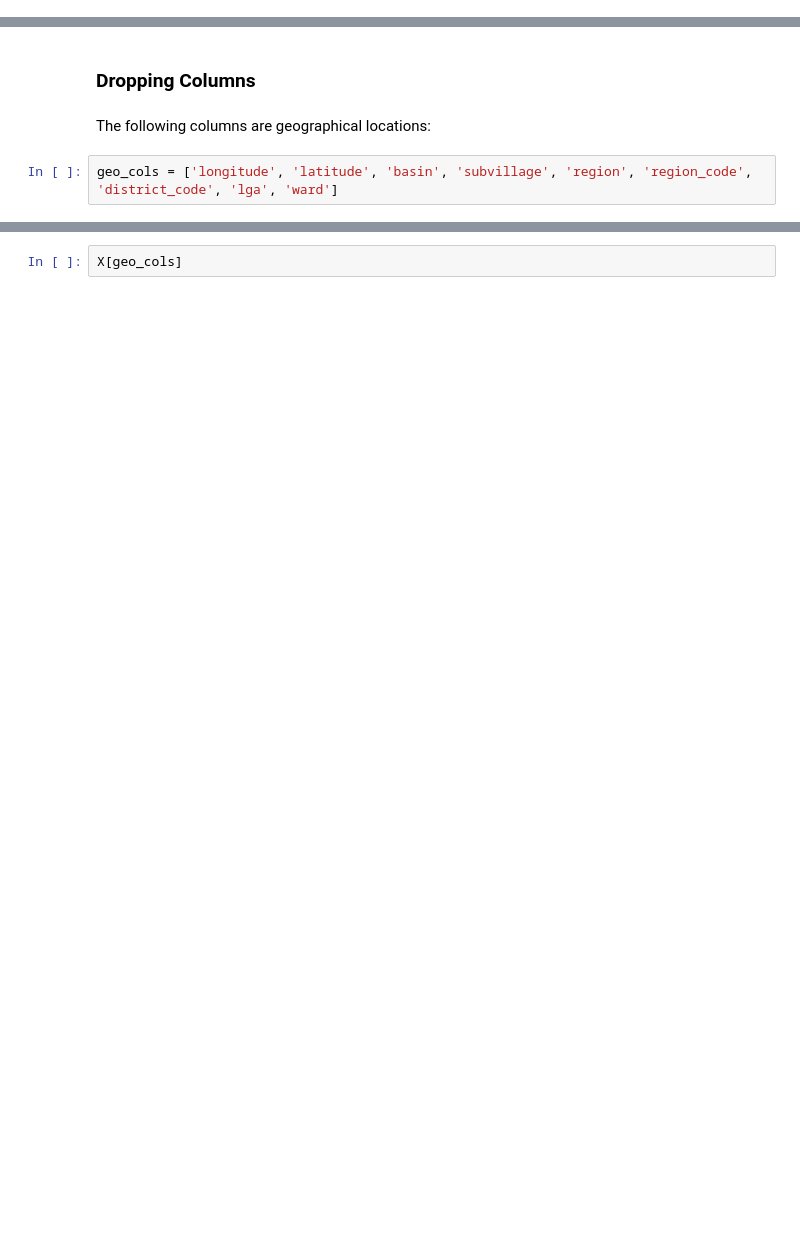
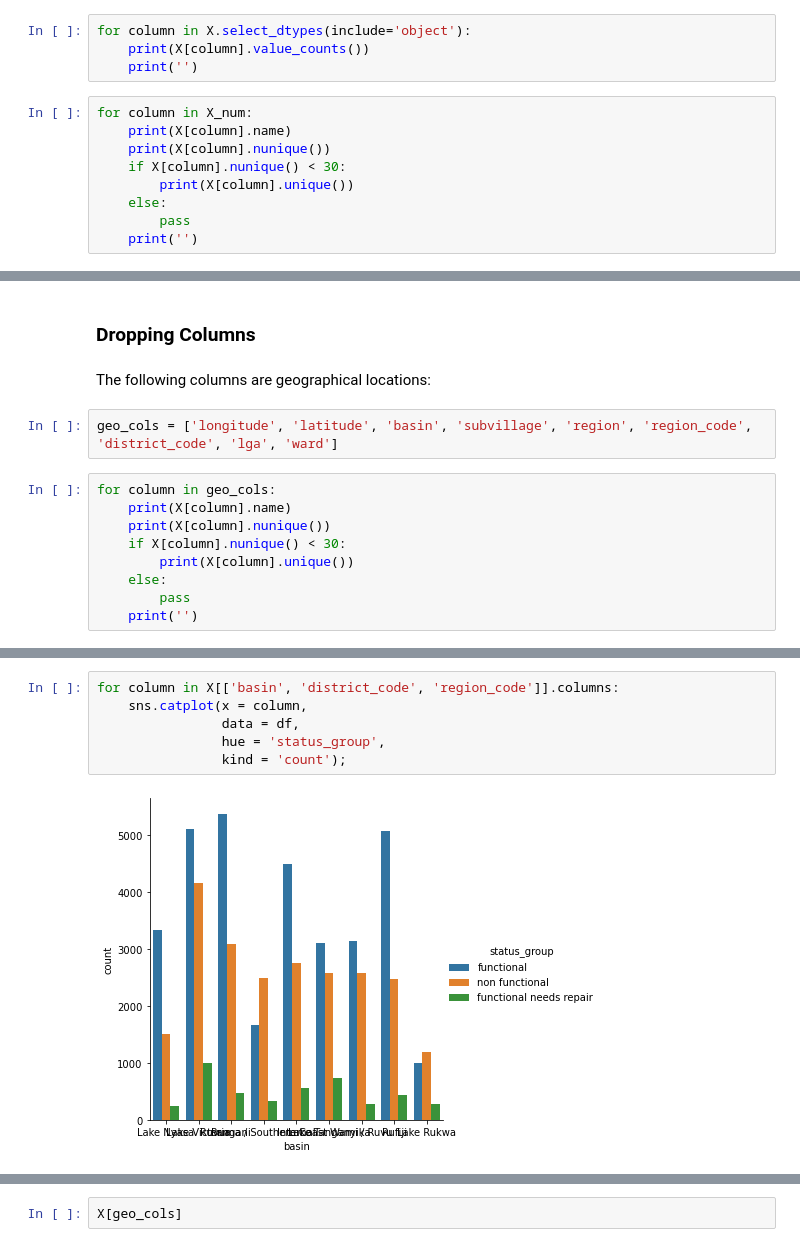
Before and after one commit to UpGoerFive/Tanzania-Well-Project, a Jupyter notebook: EDA.ipynb, the cells around one changed output, grey strips where cells are left out. Drawn from its saved outputs; the diff is of its cells as text; blank space fills up the shorter version.

```diff
--- a/EDA.ipynb
+++ b/EDA.ipynb
@@ -101,3 +101,16 @@ display(X.describe())
 # %%
 X_num = X.select_dtypes(exclude='object')
 X_num = X_num.drop(['id'], axis=1)
+# %%
+for column in X.select_dtypes(include='object'):
+    print(X[column].value_counts())
+    print('')
+# %%
+for column in X_num:
+    print(X[column].name)
+    print(X[column].nunique())
+    if X[column].nunique() < 30:
+        print(X[column].unique())
+    else:
+        pass
+    print('')
@@ -121,3 +153,12 @@ plt.tight_layout();
 The following columns are geographical locations:
 # %%
 geo_cols = ['longitude', 'latitude', 'basin', 'subvillage', 'region', 'region_code', 'district_code', 'lga', 'ward']
+# %%
+for column in geo_cols:
+    print(X[column].name)
+    print(X[column].nunique())
+    if X[column].nunique() < 30:
+        print(X[column].unique())
+    else:
+        pass
+    print('')
@@ -123,0 +183,8 @@ geo_cols = ['longitude', 'latitude', 'basin', 'subvillage', 'region', 'region_co
+# %%
+for column in X[['basin', 'district_code', 'region_code']].columns:
+    sns.catplot(x = column,
+                data = df,
+                hue = 'status_group',
+                kind = 'count');
+# %% [output]
+[figure, added]
```
Also changed, not shown: parts of 13 cells of this notebook.
